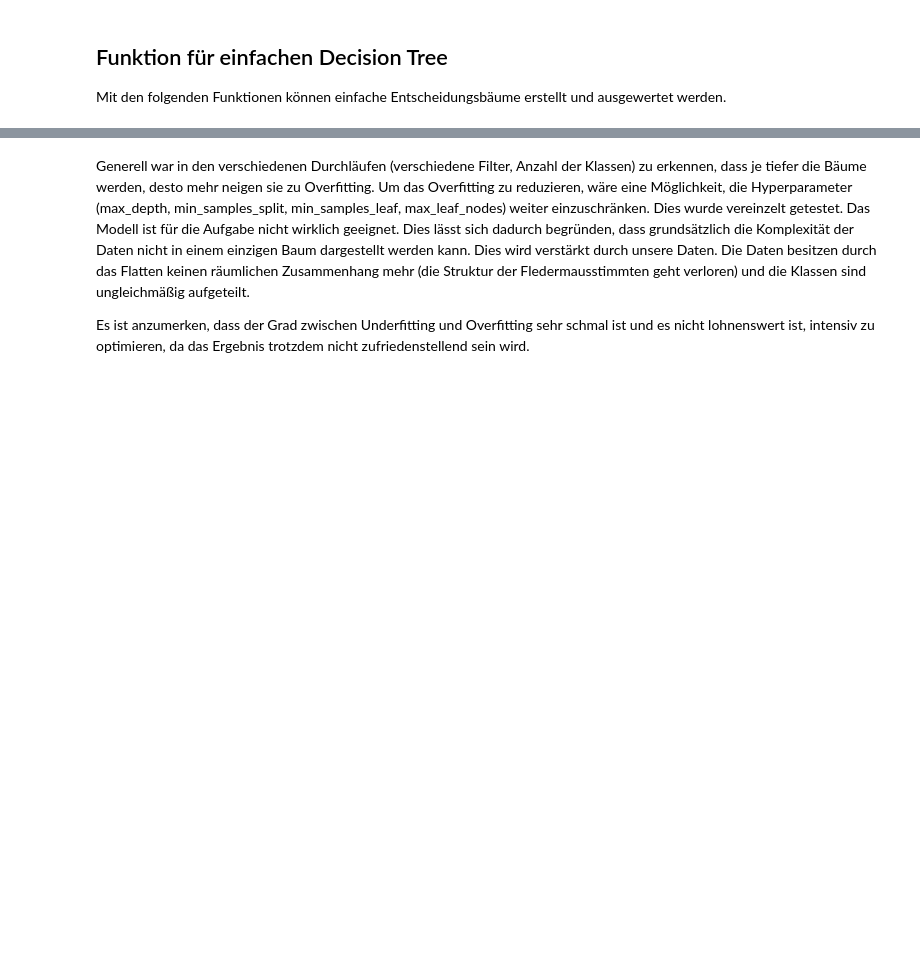
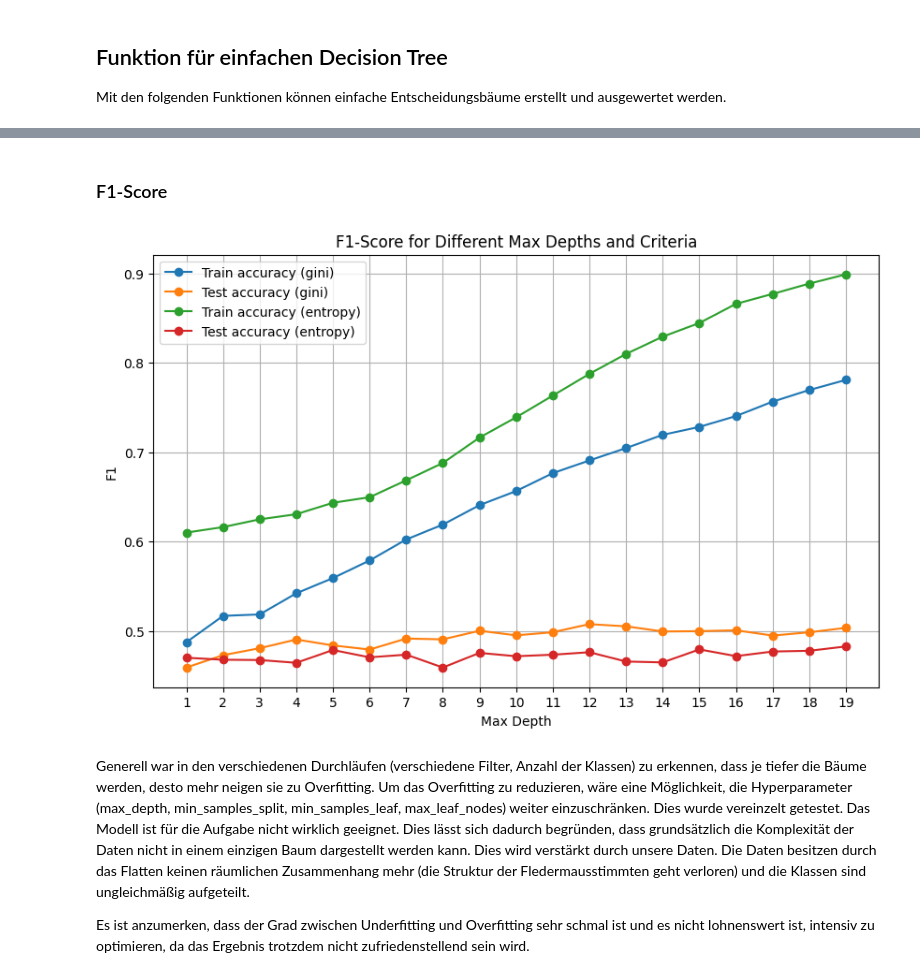
Before and after one commit to amarcelq/ml_project, a Jupyter notebook: tree.ipynb, the cells around one changed output, grey strips where cells are left out. Drawn from its saved outputs; the diff is of its cells as text; code cells hidden in the pictures; blank space fills up the shorter version.

```diff
--- a/tree.ipynb
+++ b/tree.ipynb
@@ -216,3 +224,32 @@ plt.show()
+# %% [markdown]
+### F1-Score
+# %%
+
+depths = range(1, 20)
+criterion_values = ["gini", "entropy"]
+
+#F1 Score
+train_f1_gini = [f1_train_dict[(depth, 'gini')] for depth in depths]
+test_f1_gini = [f1_test_dict[(depth, 'gini')] for depth in depths]
+
+train_f1_entropy = [train_acc_dict[(depth, 'entropy')] for depth in depths]
+test_f1_entropy = [f1_test_dict[(depth, 'entropy')] for depth in depths]
+
+# Plotte die Ergebnisse
+plt.figure(figsize=(10, 6))
+plt.plot(depths, train_f1_gini, marker='o', label='Train accuracy (gini)')
+plt.plot(depths, test_f1_gini, marker='o', label='Test accuracy (gini)')
+plt.plot(depths, train_f1_entropy, marker='o', label='Train accuracy (entropy)')
+plt.plot(depths, test_f1_entropy, marker='o', label='Test accuracy (entropy)')
+plt.xlabel('Max Depth')
+plt.ylabel('F1')
+plt.title('F1-Score for Different Max Depths and Criteria')
+plt.xticks(np.arange(1, 20, step=1))  # X-Achsenbeschriftung für jeden Max Depth
+plt.legend()
+plt.grid(True)
+plt.show()
+# %% [output]
+[figure, added]
 # %% [markdown]
 Generell war in den verschiedenen Durchläufen (verschiedene Filter, Anzahl der Klassen) zu erkennen, dass je tiefer die Bäume werden, desto mehr neigen sie zu Overfitting. Um das Overfitting zu reduzieren, wäre eine Möglichkeit, die Hyperparameter (max_depth, min_samples_split, min_samples_leaf, max_leaf_nodes) weiter einzuschränken. Dies wurde vereinzelt getestet. Das Modell ist für die Aufgabe nicht wirklich geeignet. Dies lässt sich dadurch begründen, dass grundsätzlich die Komplexität der Daten nicht in einem einzigen Baum dargestellt werden kann. Dies wird verstärkt durch unsere Daten. Die Daten besitzen durch das Flatten keinen räumlichen Zusammenhang mehr (die Struktur der Fledermausstimmten geht verloren) und die Klassen sind ungleichmäßig aufgeteilt.
 
```
Also changed, not shown: parts of 17 cells of this notebook.
